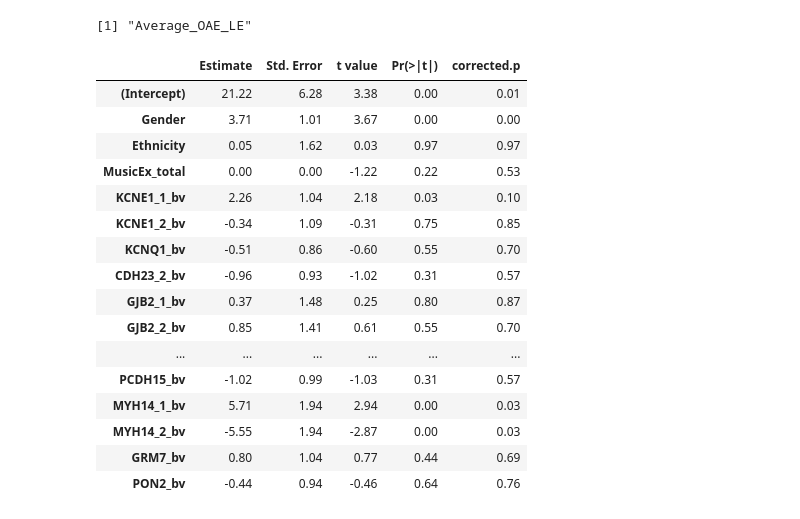
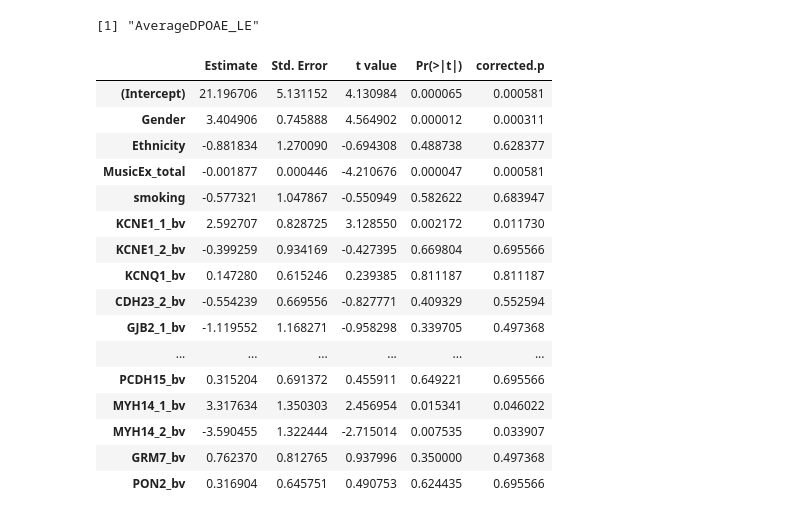
Before and after one commit to raqueldias/supplementary_material_HL, a Jupyter notebook: p-value_corrections_LR_GAMLSS-dataset2.ipynb, the cells around one changed output. Cells and saved outputs as stored; diff of their text form; code cells hidden in the pictures.

```diff
--- a/p-value_corrections_LR_GAMLSS-dataset2.ipynb
+++ b/p-value_corrections_LR_GAMLSS-dataset2.ipynb
@@ -1,7 +1,7 @@
 # %%
 library("foreign")
 # %%
-mytable <- read.spss("/home/raquel/Ishan/R21_E-Hdatabase_5_21_2018_Raquelfi_2.sav", use.value.labels=FALSE,  to.data.frame=TRUE)
+mytable <- read.spss("/home/raquel/myscripts/supplementary_material_HL/R21_data_Raquel_file_7_26_2018_3.sav", use.value.labels=FALSE,  to.data.frame=TRUE)
 # %%
 head(mytable)
 # %% [output]
@@ -57,6 +45,6 @@ cbind(names(mytable), c(1:length(names(mytable))))[c(4:7,9:22,25:28,30:43),]
 # %%
-predictors <- c(names(mytable)[44:65] )
-responses <- names(mytable)[c(4:7,9:22,25:28,30:43)]
+predictors <- c(names(mytable)[6:28] )
+responses <- names(mytable)[c(2:5)]
 cbind(responses, c(1:length(responses)))
 # %% [output]
 | responses |  |
@@ -97,15 +108,19 @@ dimnames(lr_results_linear) <- list(predictors,responses)
 for(response in responses){
 
     print(paste("Running Likelihood-ratio test for ", response, sep=""))
-    my_response <- mytable[,response]
 
     for(predictor in predictors){
-        my_predictor <- mytable[,predictor]
+
+        temp_table <- mytable[,c(response,predictor)]
+        temp_table <- na.omit(temp_table)
+        #print(temp_table)
+        my_response <- temp_table[,1]
+        my_predictor <- temp_table[,2]
 
         my_index <- which(responses==response)
         my_predindex <- which(predictors==predictor)
 
-        if(response=="Average_OAE_RE" || response=="Average_OAE_LE"){
+        if(response=="AverageDPOAE_LE" || response=="AverageDPOAE_RE"){
             my_model <- gamlss(my_response~my_predictor,family=SHASH, method=mixed(5,20))
             my_null <-  gamlss(my_response~1,family=SHASH, method=mixed(5,20))
             my_lr <- lrtest(my_model, my_null)
@@ -114,8 +129,8 @@ for(response in responses){
         }
         if(response=="AverageY8HTL_3and4k_LE" || response=="AverageY8HTL_3and4k_RE"){
 
-            my_model <- gamlss(my_response~my_predictor,family=ST4, method=mixed(5,20))
-            my_null <-  gamlss(my_response~1,family=ST4, method=mixed(5,20))
+            my_model <- gamlss(my_response~my_predictor,family=ST4, method=mixed(5,20), sigma.link="identify", mu.link="identify", nu.link = "identify")
+            my_null <-  gamlss(my_response~1,family=ST4, method=mixed(5,20),  sigma.link="identify", mu.link="identify", nu.link = "identify")
             my_lr <- lrtest(my_model, my_null)
             lr_results[my_predindex,my_index] <- my_lr$p.value
 
@@ -266,12 +269,12 @@ for(response in responses){
         my_response <- mytable[,response]
         mydata<- (mytable[,c(response, predictors)])
         mydata <- mydata[complete.cases(mydata),]
-
+    #print(response)
     my_formula0 <- paste(response," ~ ", sep="")
     my_formula1 <- paste(predictors, collapse="+")
     my_formula <- as.formula(paste(my_formula0, my_formula1, sep=""))
     #print(my_formula)
-        if(response=="Average_OAE_RE" || response=="Average_OAE_LE"){
+        if(response=="AverageDPOAE_LE" || response=="AverageDPOAE_RE"){
             my_model <- gamlss(my_formula,data=mydata,family=SHASH, method=mixed(5,20))
             #my_null <-  gamlss(my_response~1,family=SHASH, method=mixed(5,20))
             gamlss_models[[index]] <- my_model
@@ -280,7 +283,7 @@ for(response in responses){
         }else{
       #  if(response=="AverageY8HTL_3and4k_LE" || response=="AverageY8HTL_3and4k_RE"){
             tryCatch({
-            my_model <- gamlss(my_formula,data=mydata,family=ST4, method=mixed(5,20))
+            my_model <- gamlss(my_formula,data=mydata,family=ST4, method=mixed(5,20), sigma.link="identify", mu.link="identify", nu.link = "identify")
             #my_null <-  gamlss(my_response~1,family=ST4, method=mixed(5,20))
 
             #print(summary(my_model))
@@ -290,6 +293,8 @@ for(response in responses){
      #   }
          }, error=function(e){cat("ERROR :",conditionMessage(e), "\n")})
     }
+        print(paste(index, as.character(my_formula), sep=" "))
+
     index<-index+1
 }
 # %% [output]
@@ -548,24 +507,25 @@ round(summary_tables[[1]][1:23,], digits=2)
 # %%
-print("Average_OAE_LE")
-round(summary_tables[[2]][1:23,], digits=2)
+print("AverageDPOAE_LE")
+myindex <- which(responses=="AverageDPOAE_LE")
+round(summary_tables[[myindex]][1:24,], digits=6)
 # %% [output]
-[1] "Average_OAE_LE"
+[1] "AverageDPOAE_LE"
 |  | Estimate | Std. Error | t value | Pr(>|t|) | corrected.p |
-| (Intercept) | 21.22 | 6.28 | 3.38 | 0.00 | 0.01 |
-| Gender | 3.71 | 1.01 | 3.67 | 0.00 | 0.00 |
-| Ethnicity | 0.05 | 1.62 | 0.03 | 0.97 | 0.97 |
-| MusicEx_total | 0.00 | 0.00 | -1.22 | 0.22 | 0.53 |
-| KCNE1_1_bv | 2.26 | 1.04 | 2.18 | 0.03 | 0.10 |
-| KCNE1_2_bv | -0.34 | 1.09 | -0.31 | 0.75 | 0.85 |
-| KCNQ1_bv | -0.51 | 0.86 | -0.60 | 0.55 | 0.70 |
-| CDH23_2_bv | -0.96 | 0.93 | -1.02 | 0.31 | 0.57 |
-| GJB2_1_bv | 0.37 | 1.48 | 0.25 | 0.80 | 0.87 |
-| GJB2_2_bv | 0.85 | 1.41 | 0.61 | 0.55 | 0.70 |
+| (Intercept) | 21.196706 | 5.131152 | 4.130984 | 0.000065 | 0.000581 |
+| Gender | 3.404906 | 0.745888 | 4.564902 | 0.000012 | 0.000311 |
+| Ethnicity | -0.881834 | 1.270090 | -0.694308 | 0.488738 | 0.628377 |
+| MusicEx_total | -0.001877 | 0.000446 | -4.210676 | 0.000047 | 0.000581 |
+| smoking | -0.577321 | 1.047867 | -0.550949 | 0.582622 | 0.683947 |
+| KCNE1_1_bv | 2.592707 | 0.828725 | 3.128550 | 0.002172 | 0.011730 |
+| KCNE1_2_bv | -0.399259 | 0.934169 | -0.427395 | 0.669804 | 0.695566 |
+| KCNQ1_bv | 0.147280 | 0.615246 | 0.239385 | 0.811187 | 0.811187 |
+| CDH23_2_bv | -0.554239 | 0.669556 | -0.827771 | 0.409329 | 0.552594 |
+| GJB2_1_bv | -1.119552 | 1.168271 | -0.958298 | 0.339705 | 0.497368 |
 | ... | ... | ... | ... | ... | ... |
-| PCDH15_bv | -1.02 | 0.99 | -1.03 | 0.31 | 0.57 |
-| MYH14_1_bv | 5.71 | 1.94 | 2.94 | 0.00 | 0.03 |
-| MYH14_2_bv | -5.55 | 1.94 | -2.87 | 0.00 | 0.03 |
-| GRM7_bv | 0.80 | 1.04 | 0.77 | 0.44 | 0.69 |
-| PON2_bv | -0.44 | 0.94 | -0.46 | 0.64 | 0.76 |
+| PCDH15_bv | 0.315204 | 0.691372 | 0.455911 | 0.649221 | 0.695566 |
+| MYH14_1_bv | 3.317634 | 1.350303 | 2.456954 | 0.015341 | 0.046022 |
+| MYH14_2_bv | -3.590455 | 1.322444 | -2.715014 | 0.007535 | 0.033907 |
+| GRM7_bv | 0.762370 | 0.812765 | 0.937996 | 0.350000 | 0.497368 |
+| PON2_bv | 0.316904 | 0.645751 | 0.490753 | 0.624435 | 0.695566 |
 # %%
 print("AverageY8HTL_3and4k_RE")
```
Also changed, not shown: parts of 45 cells of this notebook.
